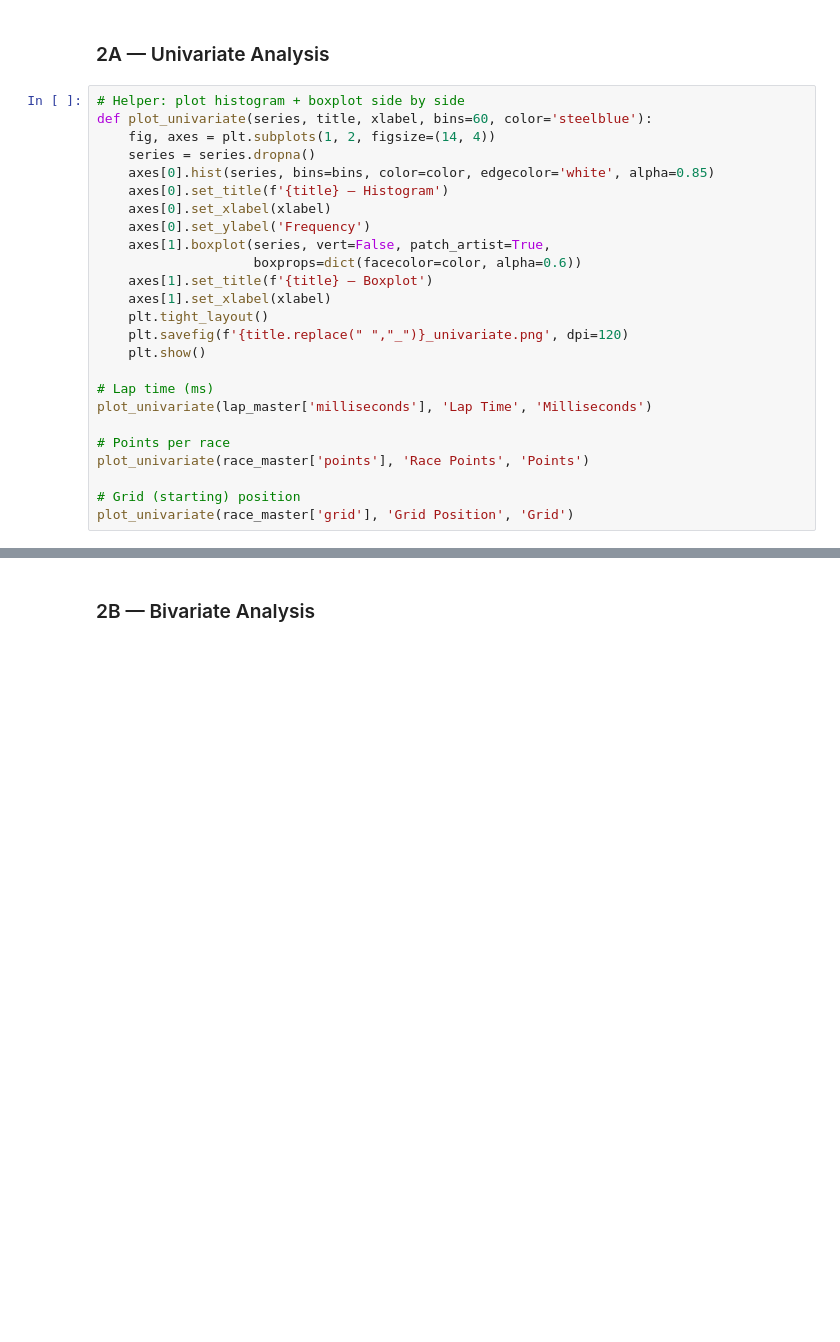
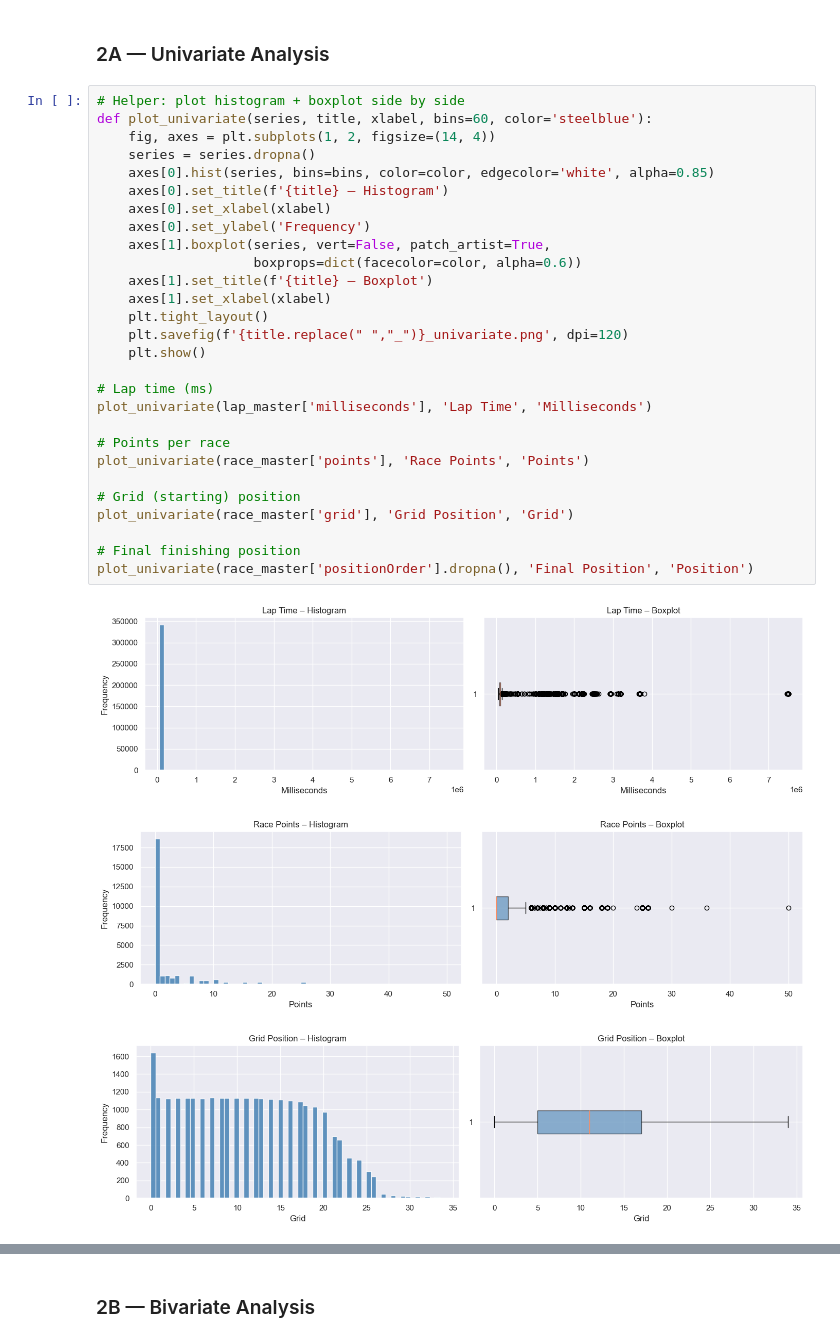
Before and after one commit to dishantkachhadiya/f1-analysis, a Jupyter notebook: F1_Data_Analytics_Starter.ipynb, the cells around one changed output, grey strips where cells are left out. Cells and saved outputs as stored; diff of their text form; blank space fills up the shorter version.

```diff
--- a/F1_Data_Analytics_Starter.ipynb
+++ b/F1_Data_Analytics_Starter.ipynb
@@ -187,28 +266,35 @@ print('Qualitative  – Ordinal   :', ['positionOrder', 'round'])
 # %%
 # Helper: plot histogram + boxplot side by side
 def plot_univariate(series, title, xlabel, bins=60, color='steelblue'):
     fig, axes = plt.subplots(1, 2, figsize=(14, 4))
     series = series.dropna()
     axes[0].hist(series, bins=bins, color=color, edgecolor='white', alpha=0.85)
     axes[0].set_title(f'{title} – Histogram')
     axes[0].set_xlabel(xlabel)
     axes[0].set_ylabel('Frequency')
     axes[1].boxplot(series, vert=False, patch_artist=True,
                     boxprops=dict(facecolor=color, alpha=0.6))
     axes[1].set_title(f'{title} – Boxplot')
     axes[1].set_xlabel(xlabel)
     plt.tight_layout()
     plt.savefig(f'{title.replace(" ","_")}_univariate.png', dpi=120)
     plt.show()
 
 # Lap time (ms)
 plot_univariate(lap_master['milliseconds'], 'Lap Time', 'Milliseconds')
 
 # Points per race
 plot_univariate(race_master['points'], 'Race Points', 'Points')
 
 # Grid (starting) position
 plot_univariate(race_master['grid'], 'Grid Position', 'Grid')
+
+# Final finishing position
+plot_univariate(race_master['positionOrder'].dropna(), 'Final Position', 'Position')
+# %% [output]
+[figure, added]
+[figure, added]
+[figure, added]
 # %%
 # Pit stop duration univariate
 pit_stops['duration_sec'] = pd.to_numeric(pit_stops['duration'], errors='coerce')
```
Also changed, not shown: parts of 39 cells of this notebook.
